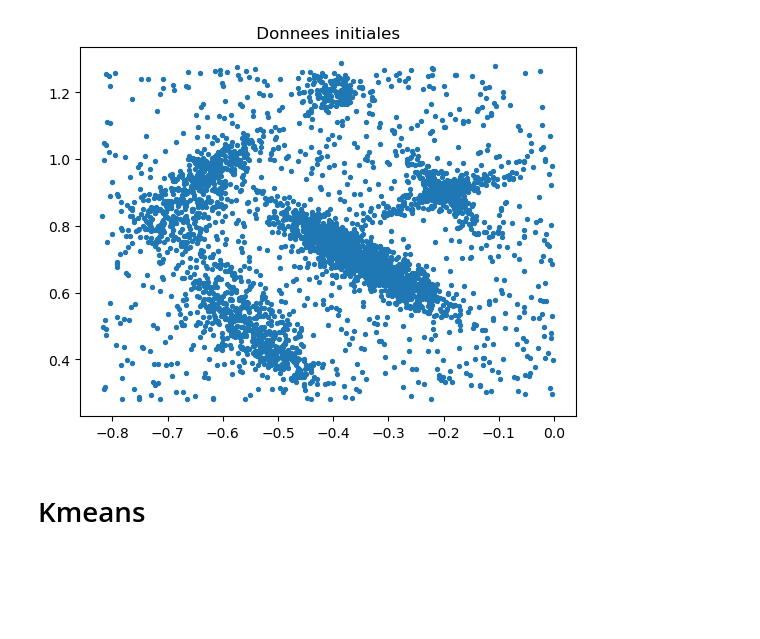
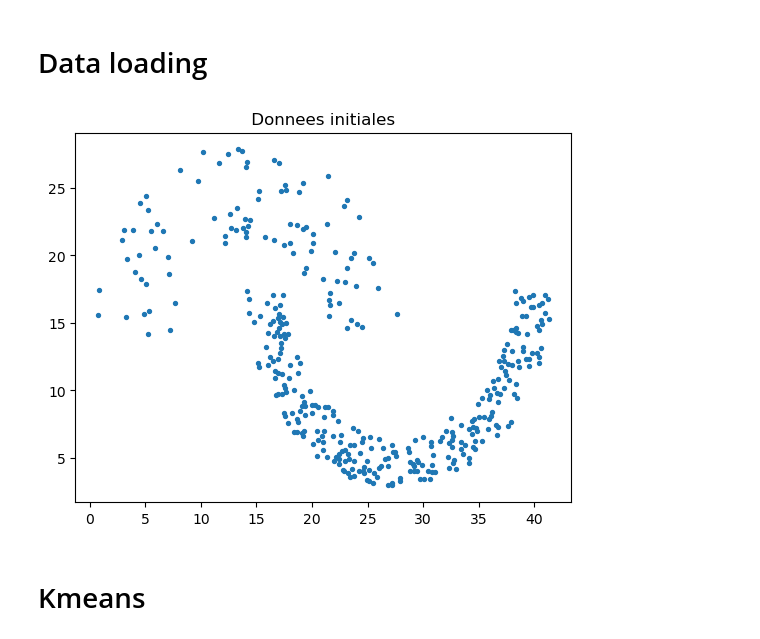
Before and after one commit to AntoDlmb/TP_Clustering, a Jupyter notebook: TP1_clustering.ipynb, the cells around one changed output. Saved outputs shown, nothing was run; the diff lists cells and outputs as text; code cells hidden in the pictures; blank space fills up the shorter version.

```diff
--- a/TP1_clustering.ipynb
+++ b/TP1_clustering.ipynb
@@ -14,34 +15,36 @@ import hdbscan
+# %% [markdown]
+# Data loading
 # %%
 # Parser un fichier de donnees au format arff
 # data est un tableau d’exemples avec pour chacun
 # la liste des valeurs des features
 #
 # Dans les jeux de donnees consideres :
 # il y a 2 features ( dimension 2)
 # Ex : [[ -0.499261 , -0. 0612356 ] ,
 # [ -1.51369 , 0. 265446 ] ,
 # [ -1.60321 , 0. 362039 ] , .....
 # ]
 #
 # Note : chaque exemple du jeu de donnees contient aussi un
 # numero de cluster . On retire cette information
 path = './artificial/'
 
 #on utilise xclara.arff, diamond9, pmf
-databrut = arff.loadarff(open(path + "dpb.arff", 'r'))
+databrut = arff.loadarff(open(path + "jain.arff", 'r'))
 datanp = [[x[0],x[1]] for x in databrut[0]]
 datanp = np.array(datanp)
 # Affichage en 2D
 # Extraire chaque valeur de features pour en faire une liste
 # Ex pour f0 = [ -0.499261 , -1.51369 , -1.60321 , ...]
 # Ex pour f1 = [ -0. 0612356 , 0.265446 , 0.362039 , ...]
 f0 = datanp[:,0] # tous les elements de la premiere colonne
 f1 = datanp[:,1] # tous les elements de la deuxieme colonne
 plt.scatter( f0 , f1 , s=8 )
 plt.title(" Donnees initiales ")
 plt.show()
 # %% [output]
-[figure, old version]
+[figure, new version]
 # %% [markdown]
 # Kmeans
 # %%
```
Also changed, not shown: parts of 6 cells of this notebook.
